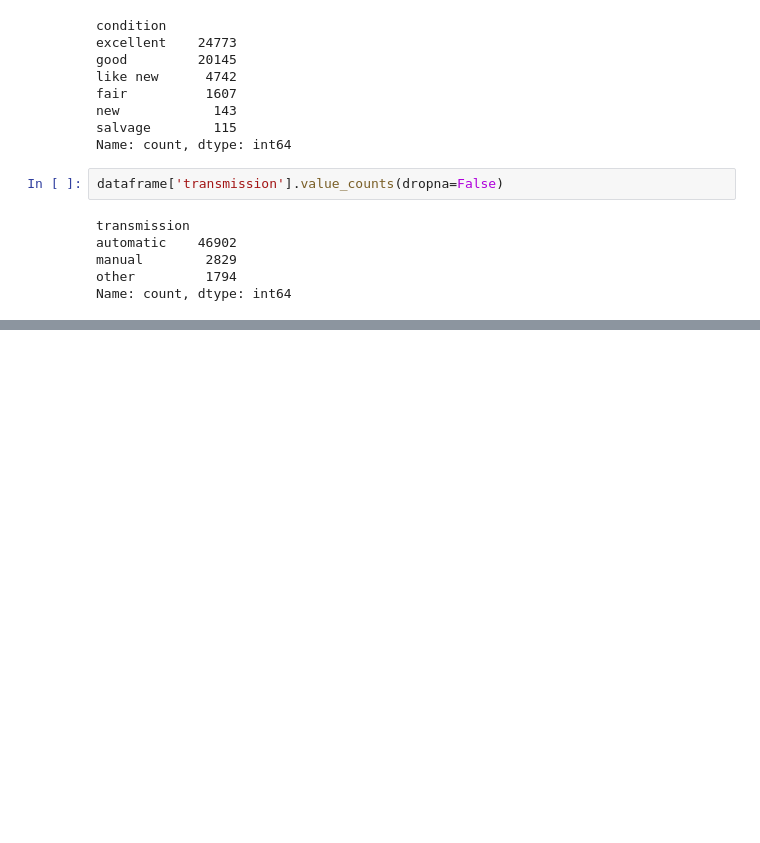
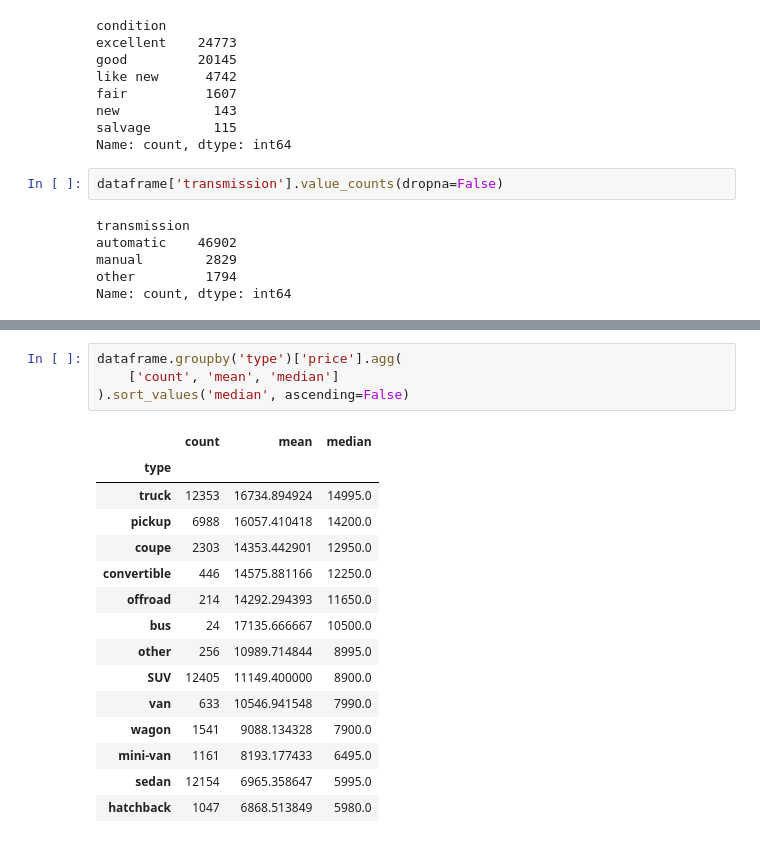
Before and after one commit to alexbecke-bot/projeto-final-sprint-5-analise-de-veiculos, a Jupyter notebook: EDA.ipynb, the cells around one changed output, grey strips where cells are left out. Saved outputs shown, nothing was run; the diff lists cells and outputs as text; blank space fills up the shorter version.

```diff
--- a/EDA.ipynb
+++ b/EDA.ipynb
@@ -920,0 +1029,20 @@ Name: count, dtype: int64
+# %%
+dataframe.groupby('type')['price'].agg(
+    ['count', 'mean', 'median']
+).sort_values('median', ascending=False)
+# %% [output]
+|  | count | mean | median |
+| type |  |  |  |
+| truck | 12353 | 16734.894924 | 14995.0 |
+| pickup | 6988 | 16057.410418 | 14200.0 |
+| coupe | 2303 | 14353.442901 | 12950.0 |
+| convertible | 446 | 14575.881166 | 12250.0 |
+| offroad | 214 | 14292.294393 | 11650.0 |
+| bus | 24 | 17135.666667 | 10500.0 |
+| other | 256 | 10989.714844 | 8995.0 |
+| SUV | 12405 | 11149.400000 | 8900.0 |
+| van | 633 | 10546.941548 | 7990.0 |
+| wagon | 1541 | 9088.134328 | 7900.0 |
+| mini-van | 1161 | 8193.177433 | 6495.0 |
+| sedan | 12154 | 6965.358647 | 5995.0 |
+| hatchback | 1047 | 6868.513849 | 5980.0 |
```
Also changed, not shown: parts of 18 cells of this notebook, 1 other file.
